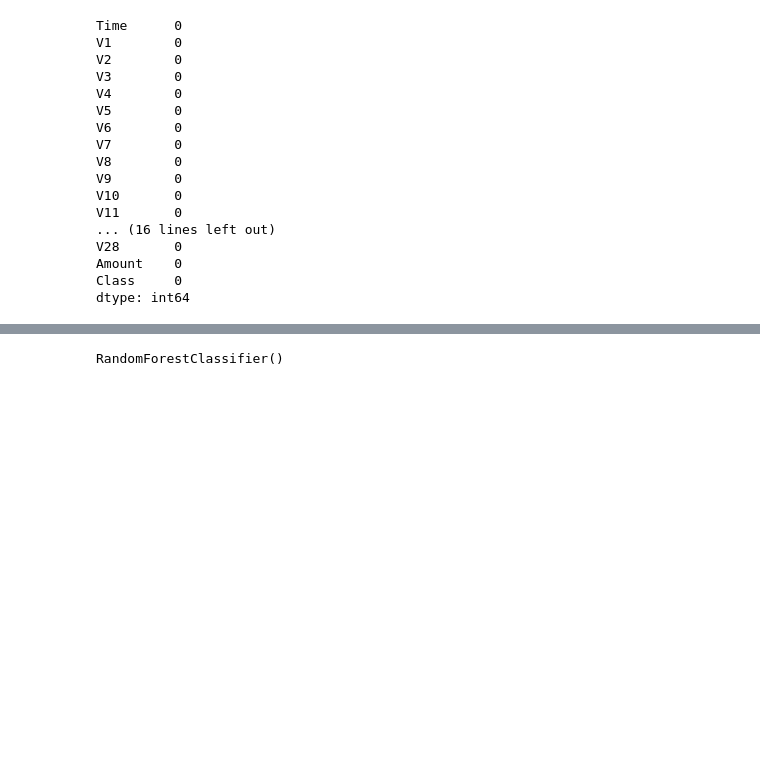
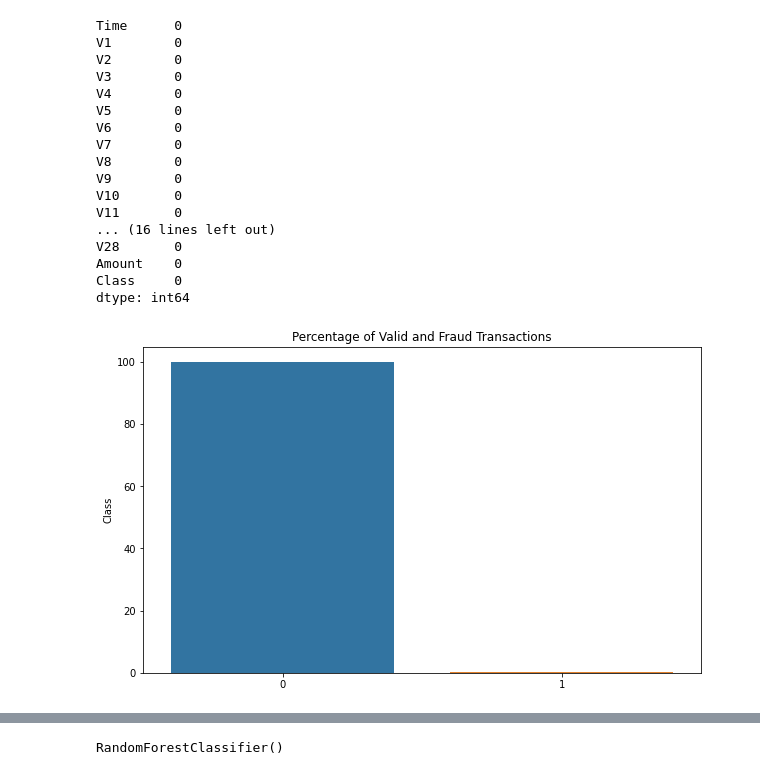
Before and after one commit to FaisalFaisal661/Credit_Card_Fraud_detection, a Jupyter notebook: using RandomForest/main.ipynb, the cells around one changed output, grey strips where cells are left out. Cells and saved outputs as stored; diff of their text form; code cells hidden in the pictures; blank space fills up the shorter version.

```diff
--- a/using RandomForest/main.ipynb
+++ b/using RandomForest/main.ipynb
@@ -37,0 +47,8 @@ dtype: int64
+# %%
+#Ploting the difference between fraud vs valid transation
+vf = data["Class"].value_counts(normalize = True)
+fig = plt.figure(figsize=(10,6))
+sns.barplot(vf.index, vf*100).set_title("Percentage of Valid and Fraud Transactions")
+plt.show()
+# %% [output]
+[figure, added]
```
Also changed, not shown: parts of 19 cells of this notebook, 1 other file.
